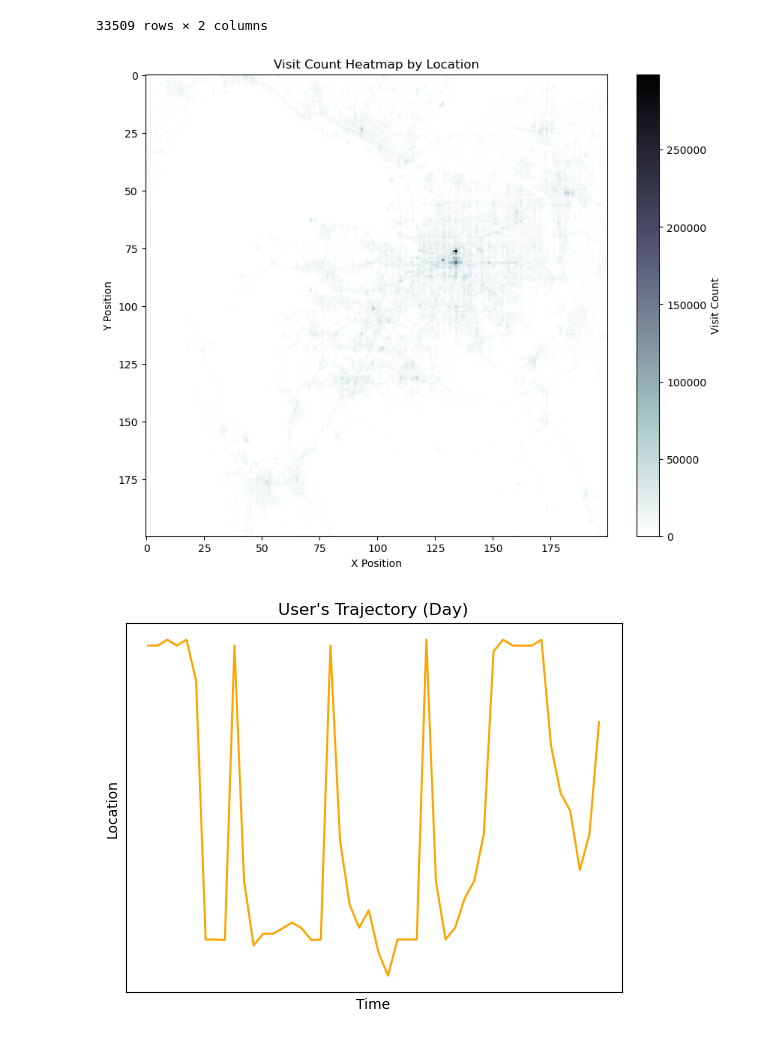
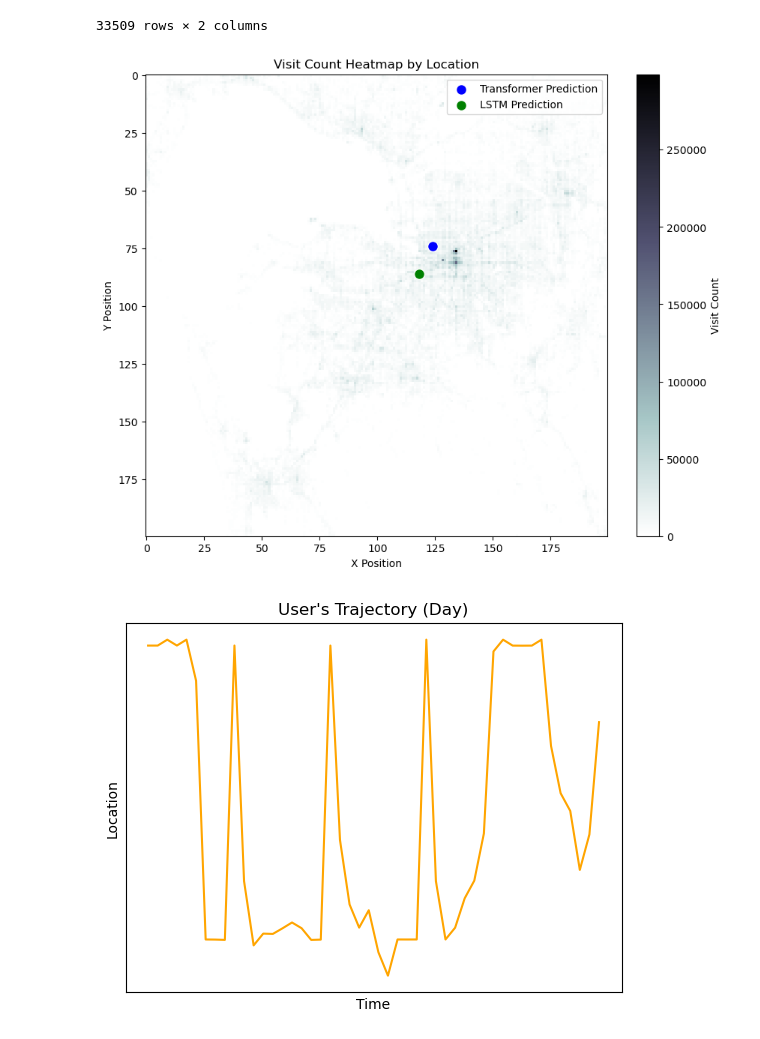
Before and after one commit to ANNIZHENG/MLModel_Eval_with_YJMob100K, a Jupyter notebook: Visualization.ipynb, the cells around one changed output. Saved outputs shown, nothing was run; the diff lists cells and outputs as text; code cells hidden in the pictures.

```diff
--- a/Visualization.ipynb
+++ b/Visualization.ipynb
@@ -4,3 +4,28 @@ import matplotlib.pyplot as plt
 import numpy as np
 # %%
 true_mobility = pd.read_csv('train.csv')
+# %%
+# POI analysis
+poi_data = pd.read_csv('cell_POIcat.csv.gz', compression='gzip')
+# %%
+# Filter shopping POI data
+poi_data_shopping = poi_data[poi_data['POIcategory'] == 2][['x', 'y', 'POI_count']]
+
+# Initiation
+grid = np.zeros((200, 200))
+
+# Populate the grid with visit counts
+for _, row in poi_data_shopping.iterrows():
+    grid[row['y'] - 1, row['x'] - 1] = row['POI_count']
+
+# Plot the heatmap
+plt.figure(figsize=(10, 8))
+plt.imshow(grid, cmap='bone_r', interpolation='nearest')
+plt.colorbar(label='Visit Count')
+
+# Adding labels and legends
+plt.title('Shopping Locations')
+plt.xlabel('X Position')
+plt.ylabel('Y Position')
+
+plt.show()
@@ -35,37 +62,37 @@ value_counts[['Location', 'Visit Count']]
 # %%
 value_counts['coordinates'] = value_counts['combined_xy'].apply(lambda x: decode_token_to_cell(x, 200))
 value_counts[['cell_x', 'cell_y']] = pd.DataFrame(value_counts['coordinates'].tolist(), index=value_counts.index)
 
 # Initiation
 grid = np.zeros((200, 200))
 
 # Populate the grid with visit counts
 for _, row in value_counts.iterrows():
-    grid[row['cell_y'] - 1, row['cell_x'] - 1] = row['visit_count']
+    grid[row['cell_y'] - 1, row['cell_x'] - 1] = row['Visit Count']
 
 # Frequently visited location predicted by two models
 transformer_location = (125, 75)
 lstm_location = (119,87)
 
 # Plot the heatmap
 plt.figure(figsize=(10, 8))
-plt.imshow(grid, cmap='bone', interpolation='nearest')  # Using the reversed 'hot' colormap
+plt.imshow(grid, cmap='bone_r', interpolation='nearest')
 plt.colorbar(label='Visit Count')
 
 # Plot the predictions
 # Note: Adjust coordinates by -1 for zero-indexing
 plt.scatter(transformer_location[0]-1, transformer_location[1]-1, color='blue', s=100, label='Transformer Prediction', edgecolors='w')
 plt.scatter(lstm_location[0]-1, lstm_location[1]-1, color='green', s=100, label='LSTM Prediction', edgecolors='w')
 
 # Adding labels and legends
 plt.title('Visit Count Heatmap by Location')
 plt.xlabel('X Position')
 plt.ylabel('Y Position')
-plt.legend()  # Show legend to explain the markers
+plt.legend()
 
 plt.show()
 # %% [output]
-[figure, old version]
+[figure, new version]
 # %%
 true_mobility = pd.read_csv('train.csv')
 true_mobility = true_mobility[true_mobility['uid']==5]
```
Also changed, not shown: parts of 7 cells of this notebook.
